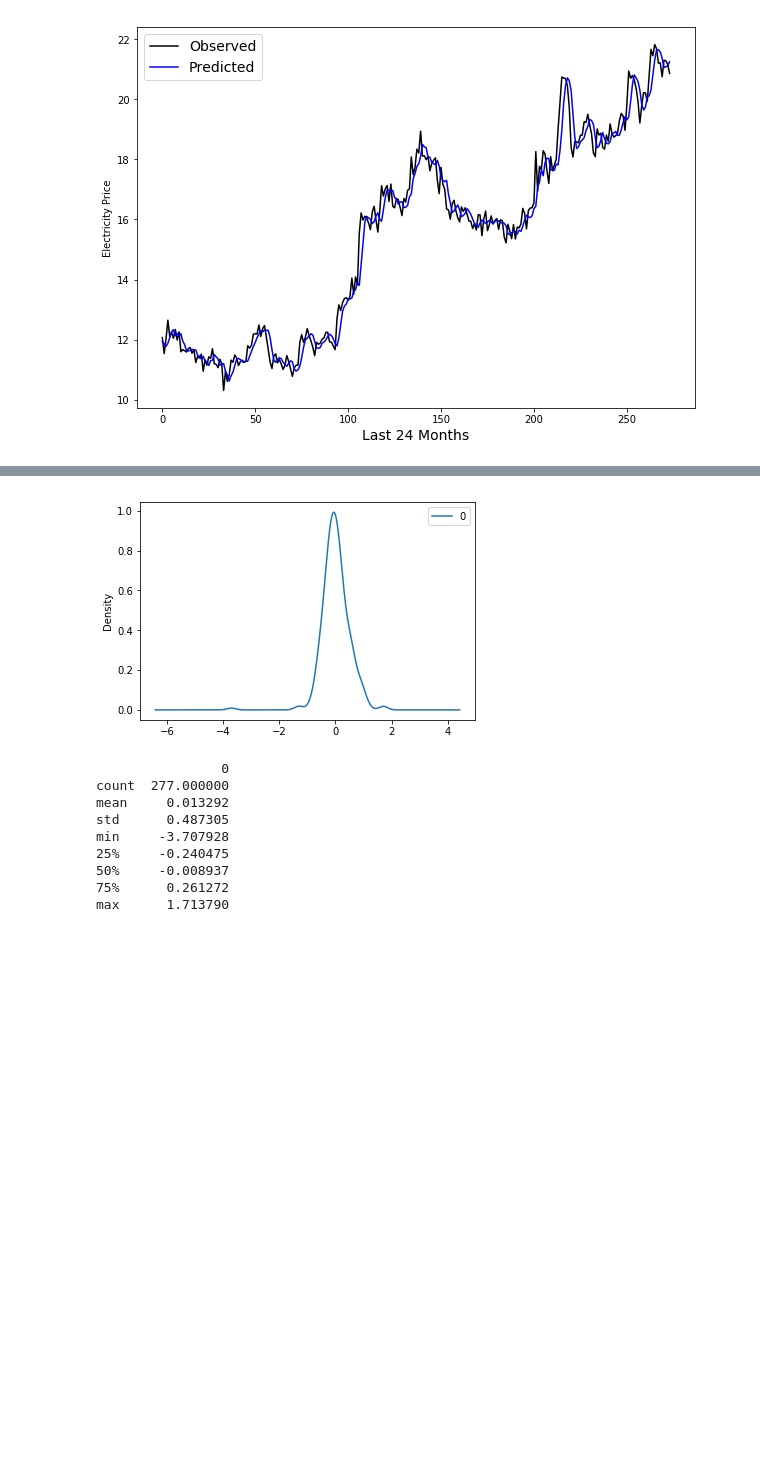
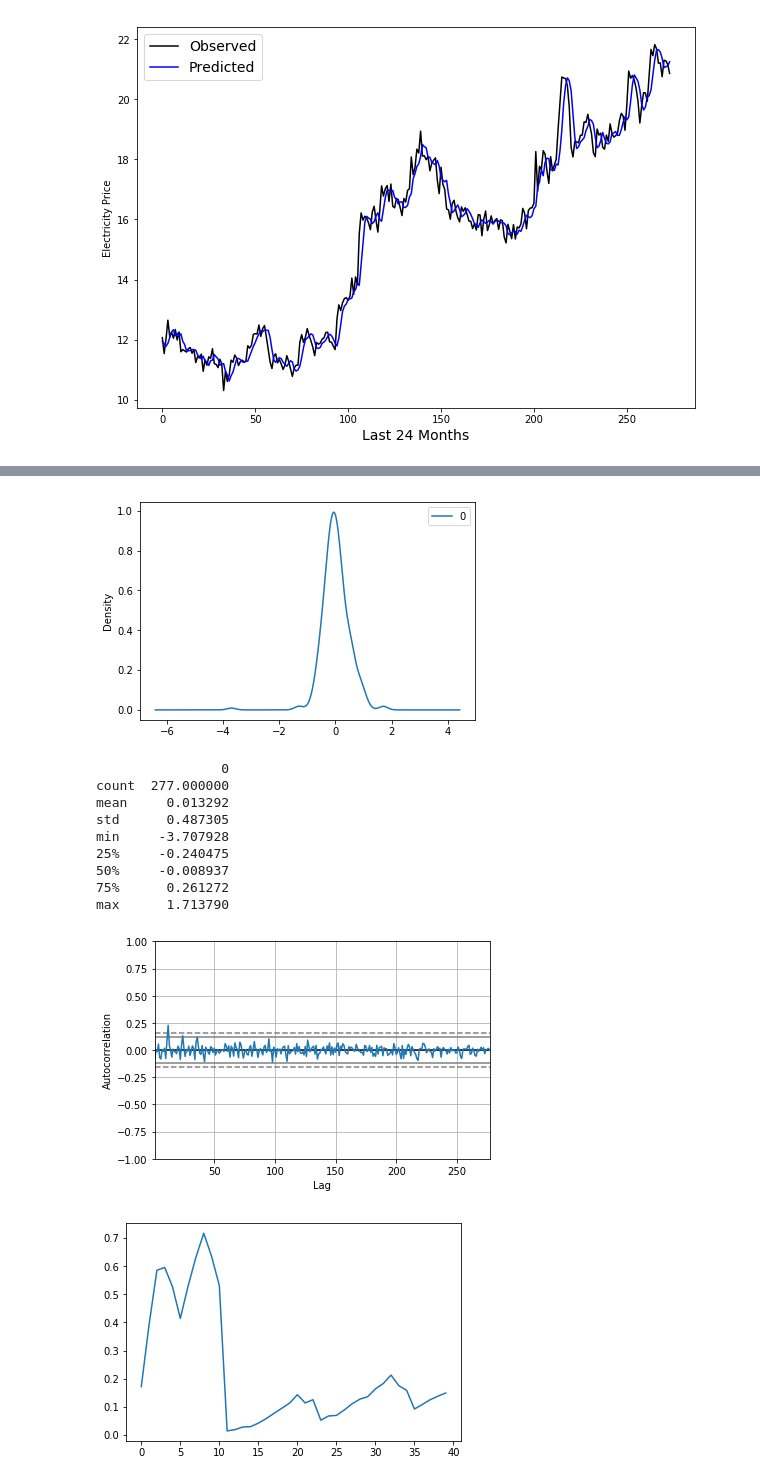
Before and after one commit to ahotaling/STAT_330_Project, a Jupyter notebook: Notebooks/stat330_initialdive.ipynb, the cells around one changed output, grey strips where cells are left out. Cells and saved outputs as stored; diff of their text form; code cells hidden in the pictures; blank space fills up the shorter version.

```diff
--- a/Notebooks/stat330_initialdive.ipynb
+++ b/Notebooks/stat330_initialdive.ipynb
@@ -414,6 +504,10 @@ residuals.plot()
 plt.show()
 residuals.plot(kind='kde')
 plt.show()
+autocorrelation_plot(residuals)
+test = acorr_ljungbox(residuals)
+fig, ax = plt.subplots()
+ax.plot(test[1])
 print(residuals.describe())
 # %% [output]
                               ARMA Model Results
@@ -426,27 +520,29 @@ Time:                        17:59:54   BIC                            344.053
 Sample:                             0   HQIC                           337.543
 
 ===========================================================================================
                               coef    std err          z      P>|z|      [0.025      0.975]
 -------------------------------------------------------------------------------------------
 const                      16.0079      2.630      6.087      0.000      10.854      21.162
 ar.L1.Electricity Price     0.9930      0.006    159.258      0.000       0.981       1.005
                                     Roots
 =============================================================================
                   Real          Imaginary           Modulus         Frequency
 -----------------------------------------------------------------------------
 AR.1            1.0070           +0.0000j            1.0070            0.0000
 -----------------------------------------------------------------------------
 [figure]
 [figure]
                 0
 count  277.000000
 mean     0.013292
 std      0.487305
 min     -3.707928
 25%     -0.240475
 50%     -0.008937
 75%      0.261272
 max      1.713790
+[figure, added]
+[figure, added]
 # %%
 # fit model AR(1), difference 1
 model = ARIMA(data['Electricity Price'], order=(1,1,0))
```
Also changed, not shown: parts of 17 cells of this notebook.
